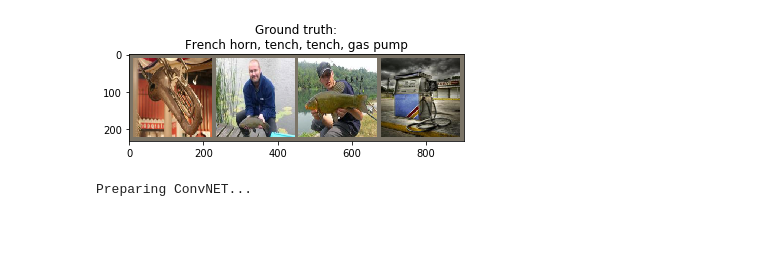
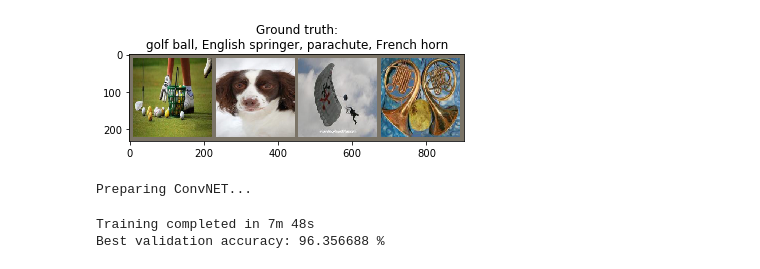
Before and after one commit to spencerwooo/F00L, a Jupyter notebook: resnet_foolbox/resnet_imagenette_transfer.ipynb, the cells around one changed output. Saved outputs shown, nothing was run; the diff lists cells and outputs as text; code cells hidden in the pictures; blank space fills up the shorter version.

Commit message:
Add training results from 2080Ti

```diff
--- a/resnet_foolbox/resnet_imagenette_transfer.ipynb
+++ b/resnet_foolbox/resnet_imagenette_transfer.ipynb
@@ -16,7 +34,7 @@ import torch.optim.lr_scheduler as lr_scheduler
 import torchvision
 import torchvision.models as models
 import torchvision.transforms as transforms
-from tqdm.notebook import tqdm
+from tqdm import tqdm
 
 
 def import_dataset(dataset_path):
@@ -153,41 +171,41 @@ def train_model(device, data_loaders, data_sizes, model, criterion, optimizer, s
   time_elapsed = toc - tic
 
   # print statistics
   print('\nTraining completed in {:.0f}m {:.0f}s'.format(
       time_elapsed // 60, time_elapsed % 60))
   print('Best validation accuracy: {:4f} %'.format(best_acc * 100))
 
   # send notifications
-  msg_title = 'Congrats, training success!'
-  msg_desp = '**Training completed in** `{:.0f}m {:.0f}s`\n**Best validation accuracy:** `{:4f} %`'.format(
-      time_elapsed // 60, time_elapsed % 60, best_acc * 100)
-  try:
-    notify_server_chan(msg_title, msg_desp)
-  except Exception as e:
-    print(e)
+  # msg_title = 'Congrats, training success!'
+  # msg_desp = '**Training completed in** `{:.0f}m {:.0f}s`\n**Best validation accuracy:** `{:4f} %`'.format(
+  #     time_elapsed // 60, time_elapsed % 60, best_acc * 100)
+  # try:
+  #   notify_server_chan(msg_title, msg_desp)
+  # except Exception as e:
+  #   print(e)
 
   model.load_state_dict(best_model_wts)
   return model, loss_list, acc_list
 
 
 if __name__ == "__main__":
   # utilize gpu
   device = torch.device("cuda:0" if torch.cuda.is_available() else "cpu")
 
   # define class names
   class_names = ['tench', 'English springer', 'cassette player', 'chain saw', 'church',
                  'French horn', 'garbage truck', 'gas pump', 'golf ball', 'parachute']
 
   # path to dataset
   dataset_path = '../data/imagenette2-160'
   data_loaders, data_sizes = import_dataset(dataset_path)
 
   # preview images from training set
   inputs, labels = next(iter(data_loaders['train']))
   out = torchvision.utils.make_grid(inputs, padding=10)
   preview_images(out, img_title=[class_names[x] for x in labels])
 # %% [output]
-[figure, old version]
+[figure, new version]
 # %%
   # Train ResNet18 as a fixed feature extractor
   # See here: https://cs231n.github.io/transfer-learning/
@@ -216,4 +234,19 @@ if __name__ == "__main__":
       optimizer=optimizer_conv, step_size=7, gamma=0.1)
 # %% [output]
 Preparing ConvNET...
+# %%
+  # Train and evaluate model
+  # 8 epoches roughly takes an hour of training and evaluation or less on GPU,
+  #   with an accuracy of around 97%
+  model_epoches = 8
+  model_conv, loss, acc = train_model(device, data_loaders, data_sizes, model_conv,
+                                      criterion, optimizer_conv, exp_lr_scheduler, epoches=model_epoches)
+
+  # save trained model
+  now = datetime.now()
+  MODEL_PATH = '{}_resnet_imagenette.pth'.format(now.strftime('%y%m%d_%H%M'))
+  torch.save(model_conv.state_dict(), MODEL_PATH)
+# %% [output]
+Training completed in 7m 48s
+Best validation accuracy: 96.356688 %
 # %%
```
Also changed, not shown: parts of 2 cells of this notebook, 2 other files.
